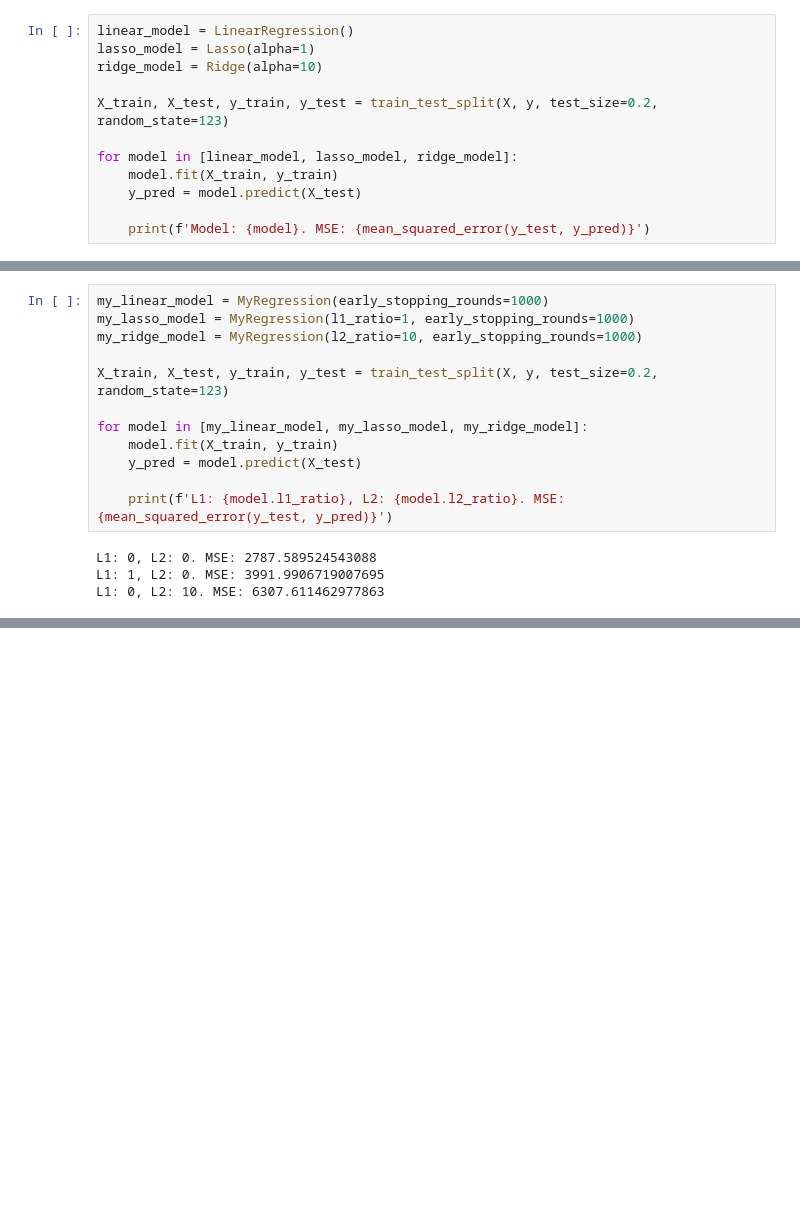
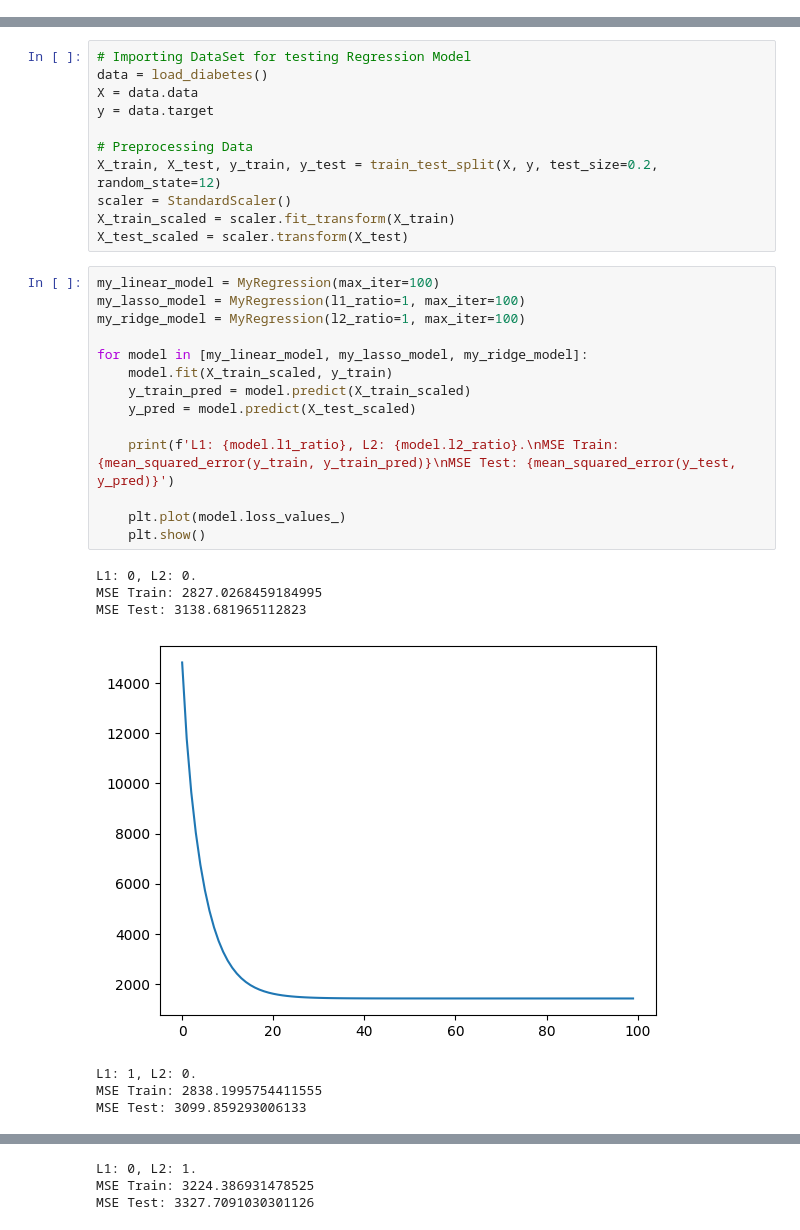
Before and after one commit to ilyaglazunow/MyLinearRegression, a Jupyter notebook: notebooks/test.ipynb, the cells around one changed output, grey strips where cells are left out. Cells and saved outputs as stored; diff of their text form; blank space fills up the shorter version.

Commit message:
added charts for loss, train-test metrics evaluation and additional comments to the notebook

```diff
--- a/notebooks/test.ipynb
+++ b/notebooks/test.ipynb
@@ -20,12 +20,0 @@ y = data.target
-# %%
-linear_model = LinearRegression()
-lasso_model = Lasso(alpha=1)
-ridge_model = Ridge(alpha=10)
-
-X_train, X_test, y_train, y_test = train_test_split(X, y, test_size=0.2, random_state=123)
-
-for model in [linear_model, lasso_model, ridge_model]:
-    model.fit(X_train, y_train)
-    y_pred = model.predict(X_test)
-
-    print(f'Model: {model}. MSE: {mean_squared_error(y_test, y_pred)}')
@@ -41,16 +23,33 @@ from utils.MyRegression import MyRegression
+# %%
+# Importing DataSet for testing Regression Model
+data = load_diabetes()
+X = data.data
+y = data.target
+
+# Preprocessing Data
+X_train, X_test, y_train, y_test = train_test_split(X, y, test_size=0.2, random_state=12)
+scaler = StandardScaler()
+X_train_scaled = scaler.fit_transform(X_train)
+X_test_scaled = scaler.transform(X_test)
 # %%
-my_linear_model = MyRegression(early_stopping_rounds=1000)
-my_lasso_model = MyRegression(l1_ratio=1, early_stopping_rounds=1000)
-my_ridge_model = MyRegression(l2_ratio=10, early_stopping_rounds=1000)
-
-X_train, X_test, y_train, y_test = train_test_split(X, y, test_size=0.2, random_state=123)
+my_linear_model = MyRegression(max_iter=100)
+my_lasso_model = MyRegression(l1_ratio=1, max_iter=100)
+my_ridge_model = MyRegression(l2_ratio=1, max_iter=100)
 
 for model in [my_linear_model, my_lasso_model, my_ridge_model]:
-    model.fit(X_train, y_train)
-    y_pred = model.predict(X_test)
+    model.fit(X_train_scaled, y_train)
+    y_train_pred = model.predict(X_train_scaled)
+    y_pred = model.predict(X_test_scaled)
 
-    print(f'L1: {model.l1_ratio}, L2: {model.l2_ratio}. MSE: {mean_squared_error(y_test, y_pred)}')
+    print(f'L1: {model.l1_ratio}, L2: {model.l2_ratio}.\nMSE Train: {mean_squared_error(y_train, y_train_pred)}\nMSE Test: {mean_squared_error(y_test, y_pred)}')
+
+    plt.plot(model.loss_values_)
+    plt.show()
 # %% [output]
-L1: 0, L2: 0. MSE: 2787.589524543088
-L1: 1, L2: 0. MSE: 3991.9906719007695
-L1: 0, L2: 10. MSE: 6307.611462977863
+L1: 0, L2: 0.
+MSE Train: 2827.0268459184995
+MSE Test: 3138.681965112823
+[figure, added]
+L1: 1, L2: 0.
+MSE Train: 2838.1995754411555
+MSE Test: 3099.859293006133
@@ -56,0 +57,3 @@ L1: 0, L2: 10. MSE: 6307.611462977863
+L1: 0, L2: 1.
+MSE Train: 3224.386931478525
+MSE Test: 3327.7091030301126
```
Also changed, not shown: parts of 13 cells of this notebook, 1 other file.
